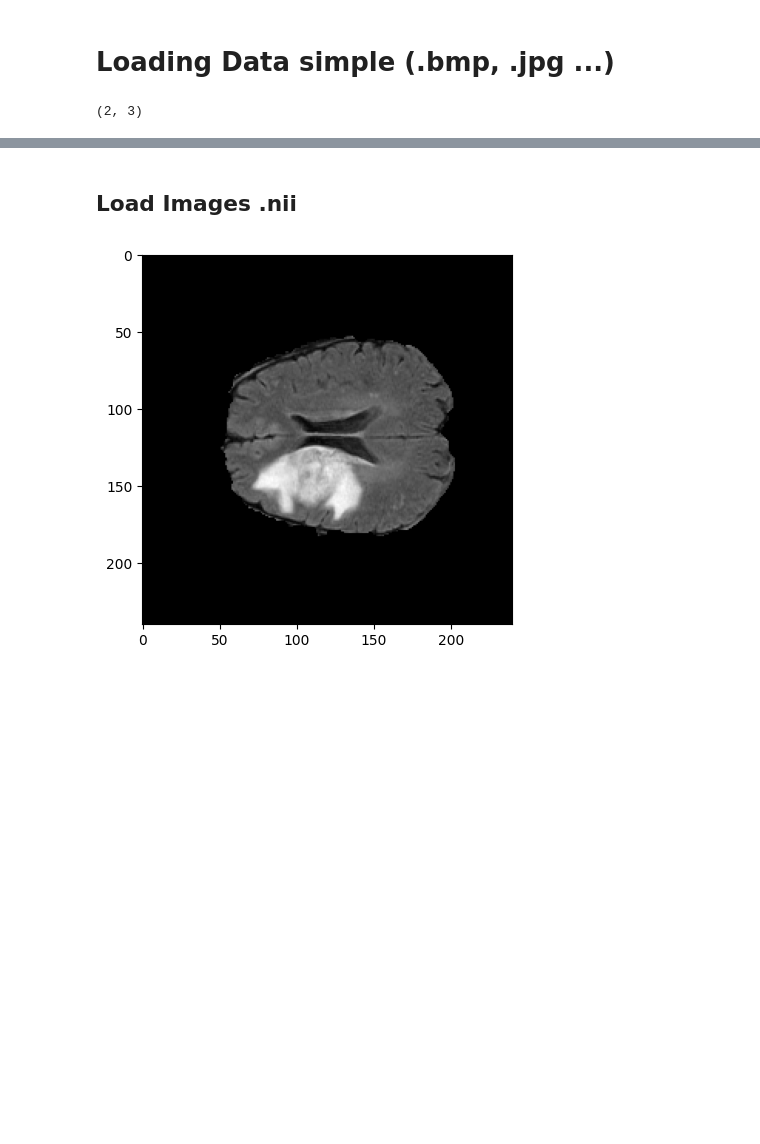
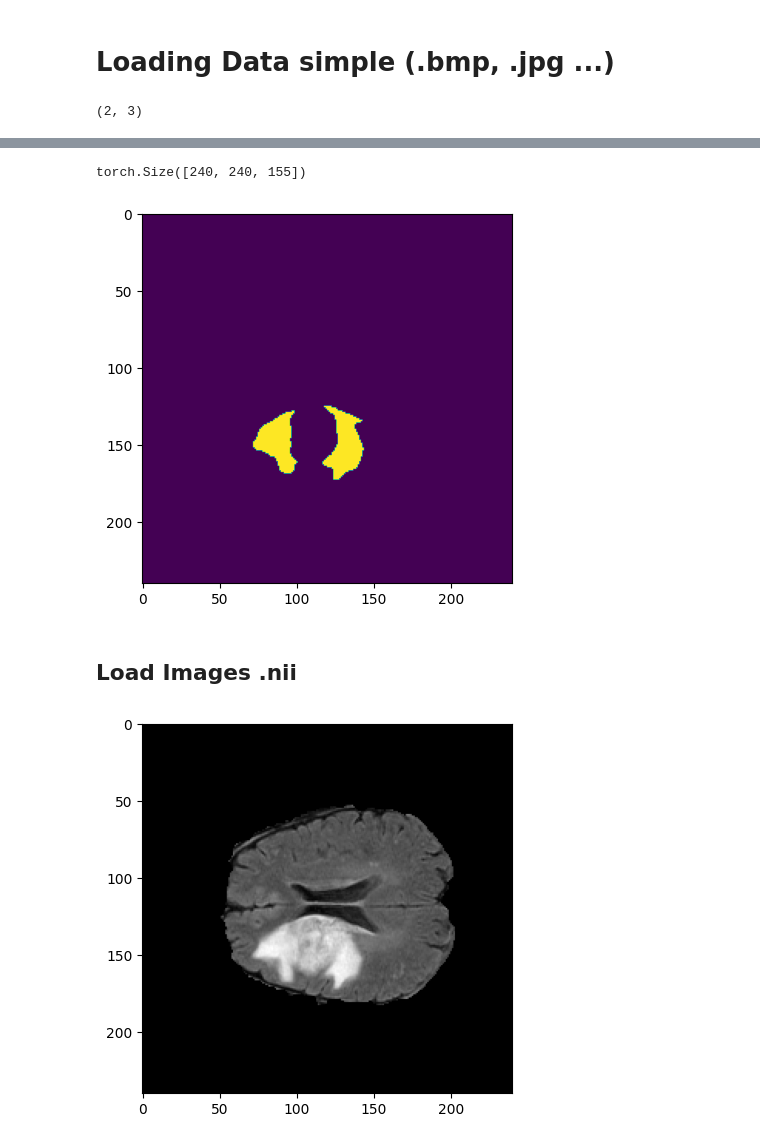
Before and after one commit to amulet1989/MS-Former, a Jupyter notebook: MSFormer.ipynb, the cells around one changed output, grey strips where cells are left out. Saved outputs shown, nothing was run; the diff lists cells and outputs as text; code cells hidden in the pictures; blank space fills up the shorter version.

```diff
--- a/MSFormer.ipynb
+++ b/MSFormer.ipynb
@@ -60,0 +173,6 @@ len(img_data), len(lbl_data)
+# %%
+artifact_dir='Weights'
+
+checkpoint = torch.load(os.path.join(artifact_dir, 'best_metric_model.pth'), map_location=torch.device('cpu'))
+model.load_state_dict(checkpoint)
+model.eval()
@@ -61,3 +272,10 @@ len(img_data), len(lbl_data)
+# %%
+plt.imshow(val_output[0, :, :, sl].detach().cpu())
+
+val_output[0, :, :, :].shape
+# %% [output]
+torch.Size([240, 240, 155])
+[figure, added]
 # %% [markdown]
 ## Load Images .nii
 # %%
```
Also changed, not shown: parts of 10 cells of this notebook, 2 other files.
